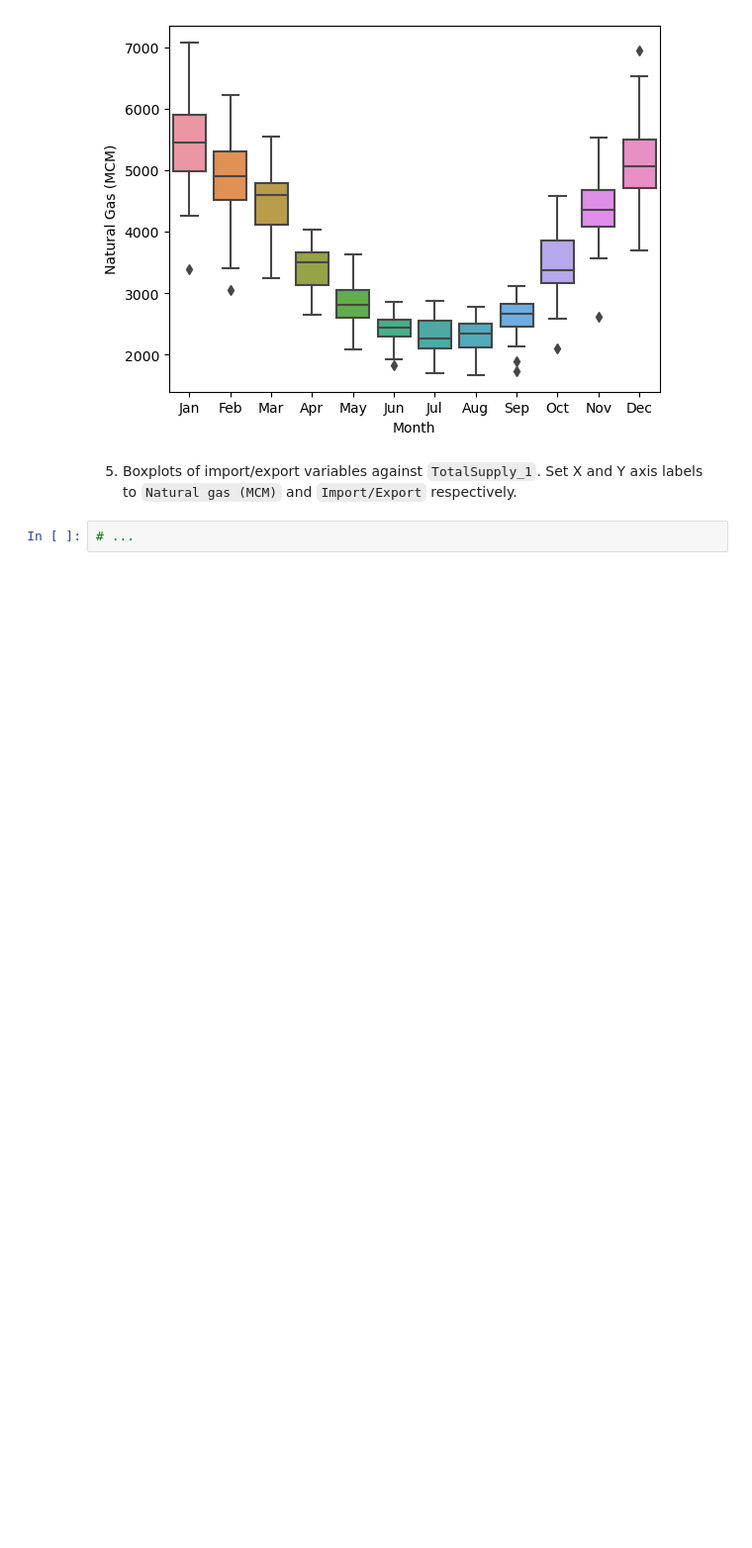
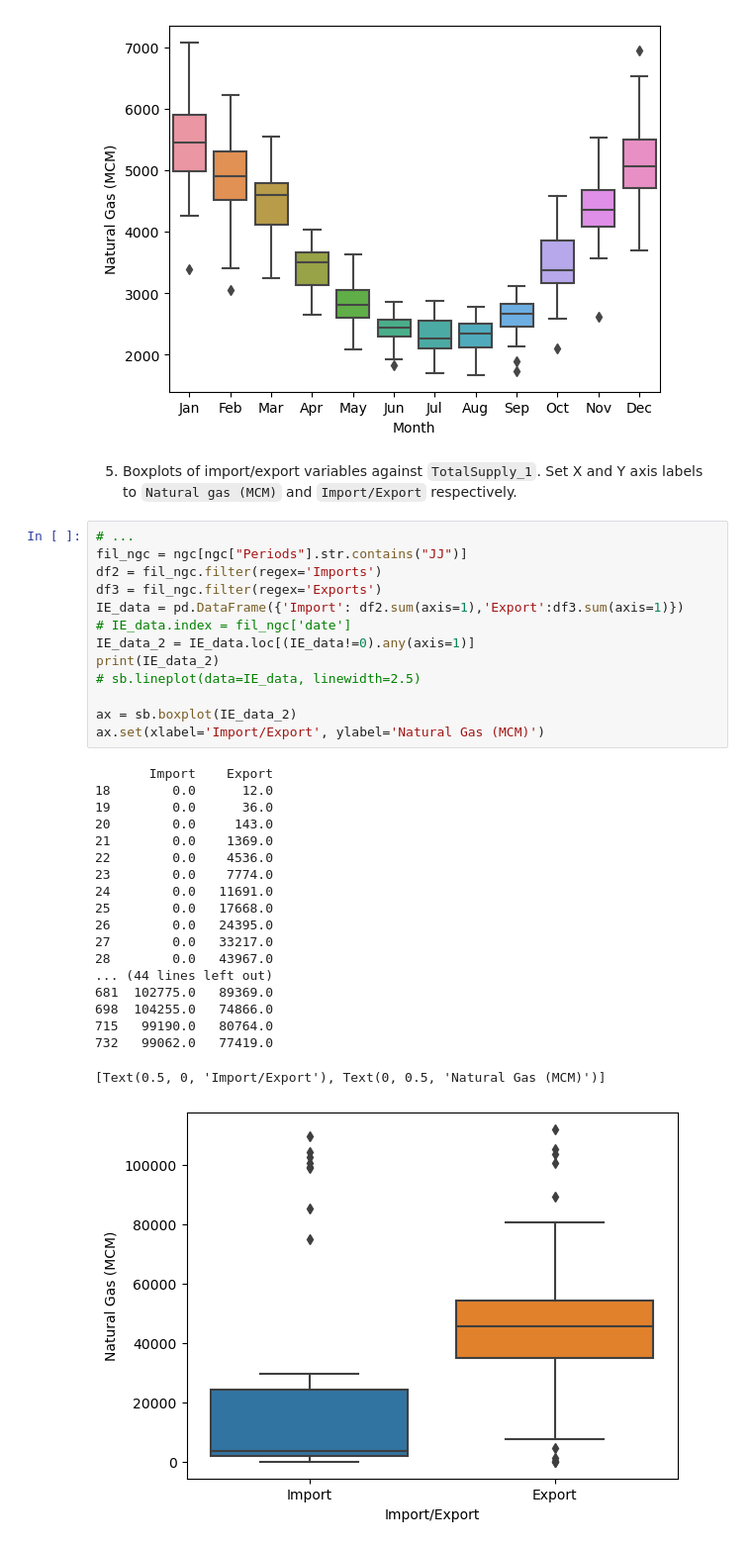
Before and after one commit to LUMC/EfDS, a Jupyter notebook: 08_dv/dv_exercises.ipynb, the cells around one changed output. Shown at 99% size. Drawn from its saved outputs; the diff is of its cells as text; blank space fills up the shorter version.

```diff
--- a/08_dv/dv_exercises.ipynb
+++ b/08_dv/dv_exercises.ipynb
@@ -184,5 +205,36 @@ See the caveats in the documentation: https://pandas.pydata.org/pandas-docs/stab
 [figure]
 # %% [markdown]
 5) Boxplots of import/export variables against `TotalSupply_1`. Set X and Y axis labels to `Natural gas (MCM)` and `Import/Export` respectively.
-# %%
-# ...
+# %%
+# ...
+fil_ngc = ngc[ngc["Periods"].str.contains("JJ")]
+df2 = fil_ngc.filter(regex='Imports')
+df3 = fil_ngc.filter(regex='Exports')
+IE_data = pd.DataFrame({'Import': df2.sum(axis=1),'Export':df3.sum(axis=1)})
+# IE_data.index = fil_ngc['date']
+IE_data_2 = IE_data.loc[(IE_data!=0).any(axis=1)]
+print(IE_data_2)
+# sb.lineplot(data=IE_data, linewidth=2.5)
+
+ax = sb.boxplot(IE_data_2)
+ax.set(xlabel='Import/Export', ylabel='Natural Gas (MCM)')
+# %% [output]
+       Import    Export
+18        0.0      12.0
+19        0.0      36.0
+20        0.0     143.0
+21        0.0    1369.0
+22        0.0    4536.0
+23        0.0    7774.0
+24        0.0   11691.0
+25        0.0   17668.0
+26        0.0   24395.0
+27        0.0   33217.0
+28        0.0   43967.0
+... (44 lines left out)
+681  102775.0   89369.0
+698  104255.0   74866.0
+715   99190.0   80764.0
+732   99062.0   77419.0
+[Text(0.5, 0, 'Import/Export'), Text(0, 0.5, 'Natural Gas (MCM)')]
+[figure, added]
```
Also changed, not shown: parts of 4 cells of this notebook, 6 other files.
